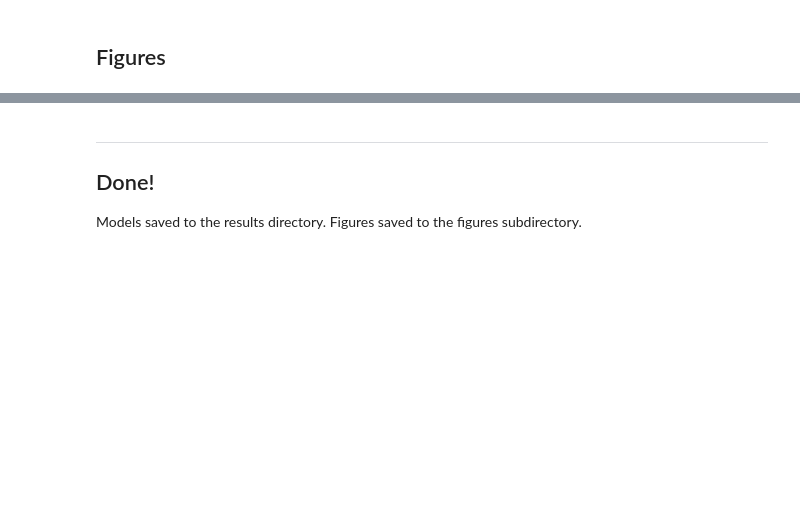
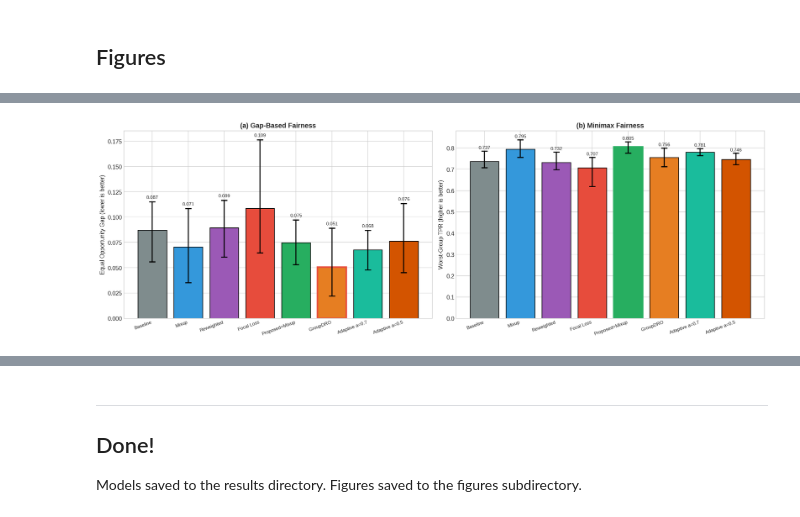
Before and after one commit to OluwaseyiFad/skin-lesion-classifier, a Jupyter notebook: fairderm.ipynb, the cells around one changed output, grey strips where cells are left out. Saved outputs shown, nothing was run; the diff lists cells and outputs as text; code cells hidden in the pictures; blank space fills up the shorter version.

```diff
--- a/fairderm.ipynb
+++ b/fairderm.ipynb
@@ -130,8 +150,7 @@ print(f'Class weights: {class_weights}')
 # %% [markdown]
 ## Train all methods
 # %%
-MODELS = ['baseline', 'mixup', 'reweighted', 'focalloss', 'proposed', 'groupdro']
-
+MODELS = ['baseline', 'mixup', 'reweighted', 'focalloss', 'groupdro', 'LDAS']
 def get_config(name):
     if name == 'baseline':
         return get_baseline_config()
@@ -141,10 +160,10 @@ def get_config(name):
         return get_reweighted_config(class_weights, device=device)
     elif name == 'focalloss':
         return get_focal_config()
-    elif name == 'proposed':
-        return get_proposed_config()
     elif name == 'groupdro':
         return get_groupdro_config()
+    elif name == 'LDAS':
+        return get_ldas_config()
     else:
         raise ValueError(f'Unknown model: {name}')
 # %%
@@ -444,6 +610,6 @@ plt.show()
 # %%
 # Figure 2: Fairness comparison (EO Gap vs Worst-Group TPR)
-fig, axes = plt.subplots(1, 2, figsize=(14, 6))
+fig, axes = plt.subplots(1, 2, figsize=(18, 6))
 
 x      = np.arange(len(MODELS))
 colors = [MODEL_COLORS[m] for m in MODELS]
@@ -465,38 +631,40 @@ bars[best_idx].set_linewidth(3)
 ax.set_ylabel('Equal Opportunity Gap (lower is better)', fontsize=11)
 ax.set_title('(a) Gap-Based Fairness', fontsize=13, fontweight='bold')
 ax.set_xticks(x)
-ax.set_xticklabels(labels, fontsize=10)
+ax.set_xticklabels(labels, fontsize=9, rotation=20, ha='right')
 
 for bar, d in zip(bars, mdata):
     ax.text(bar.get_x() + bar.get_width()/2,
             bar.get_height() + (d['ci_upper'] - d['mean']) + 0.002,
             f'{d["mean"]:.3f}', ha='center', va='bottom', fontsize=9)
 
 # Worst-Group TPR (higher is better)
 ax    = axes[1]
 mdata = [fitz_agg[m]['worst_group_tpr'] for m in MODELS]
 values = [d['mean'] for d in mdata]
 yerr   = ([d['mean'] - d['ci_lower'] for d in mdata],
            [d['ci_upper'] - d['mean'] for d in mdata])
 bars = ax.bar(x, values, yerr=yerr, color=colors, edgecolor='black',
               linewidth=1.2, capsize=6, error_kw={'linewidth': 2, 'capthick': 2})
 
 best_idx = np.argmax(values)
 bars[best_idx].set_edgecolor('#27ae60')
 bars[best_idx].set_linewidth(3)
 
 ax.set_ylabel('Worst-Group TPR (higher is better)', fontsize=11)
 ax.set_title('(b) Minimax Fairness', fontsize=13, fontweight='bold')
 ax.set_xticks(x)
-ax.set_xticklabels(labels, fontsize=10)
+ax.set_xticklabels(labels, fontsize=9, rotation=20, ha='right')
 
 for bar, d in zip(bars, mdata):
     ax.text(bar.get_x() + bar.get_width()/2,
             bar.get_height() + (d['ci_upper'] - d['mean']) + 0.005,
             f'{d["mean"]:.3f}', ha='center', va='bottom', fontsize=9)
 
 plt.tight_layout()
 plt.savefig(figures_dir / 'fig2_fairness.png')
 plt.show()
+# %% [output]
+[figure, added]
 # %%
 # Figure 3: Per-group sensitivity
```
Also changed, not shown: parts of 19 cells of this notebook, 5 other files.
